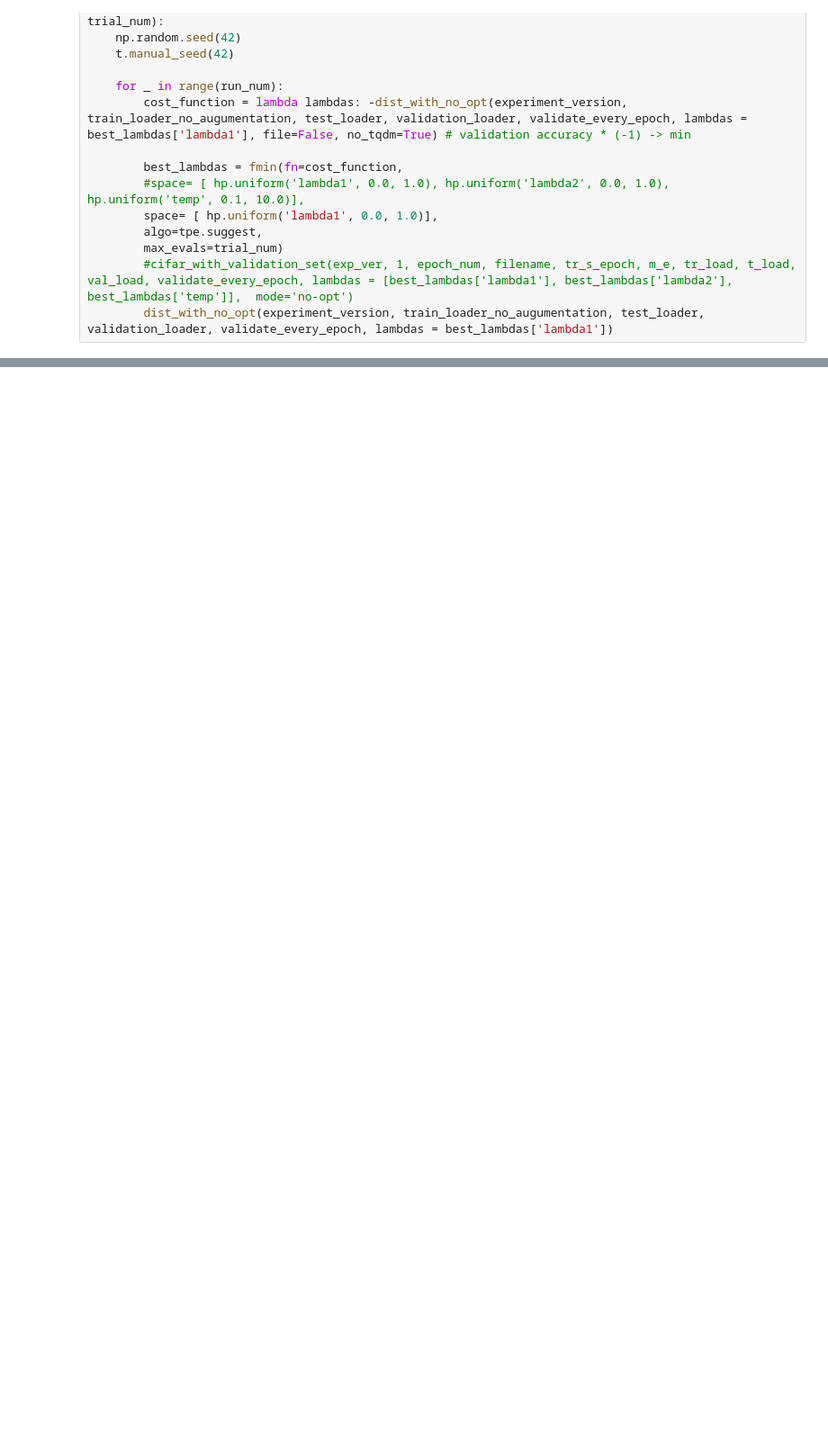
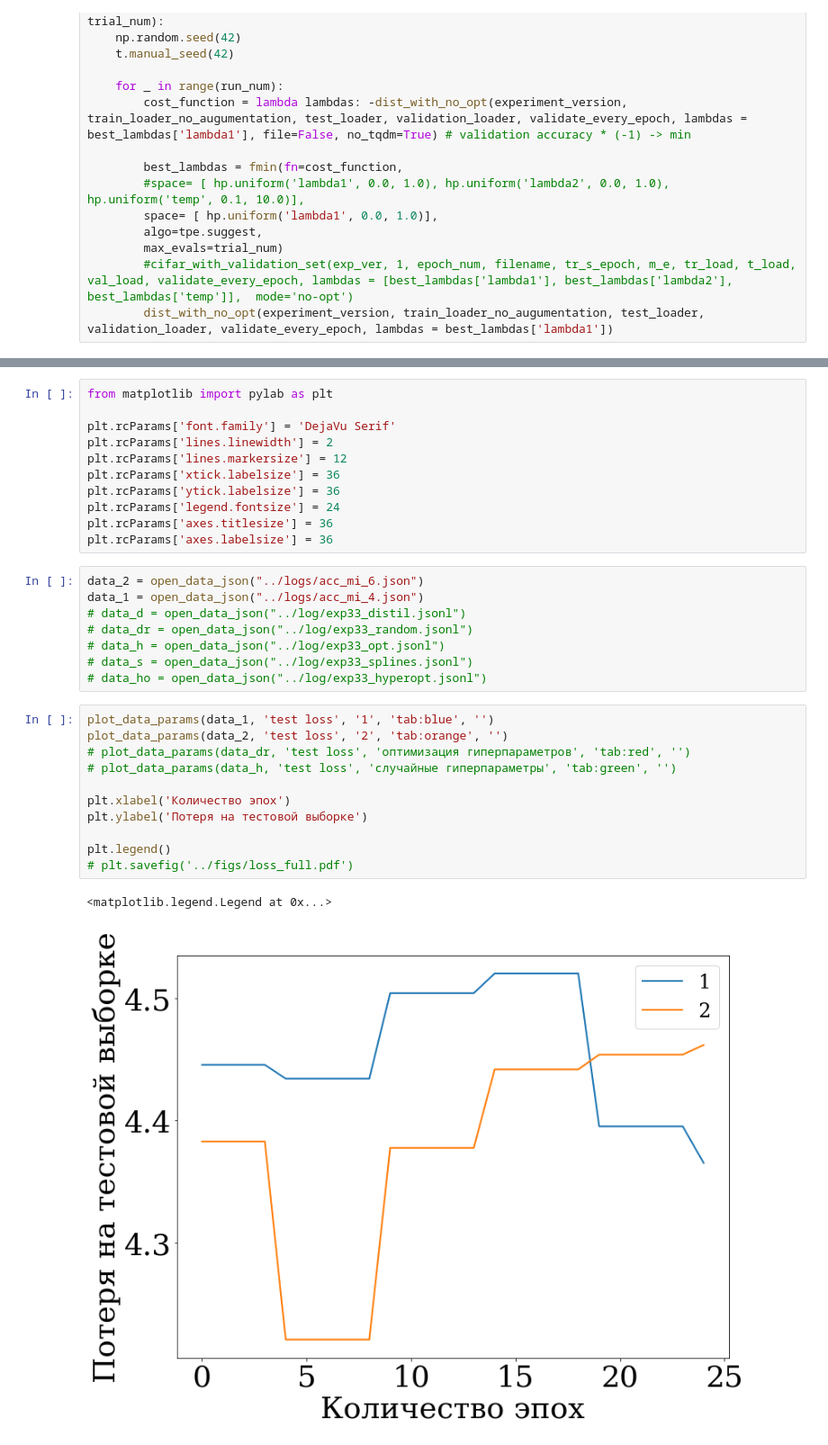
Before and after one commit to Intelligent-Systems-Phystech/HeteroLayerDistillation, a Jupyter notebook: notebooks/mutual_information_distillation_grad_oleg.ipynb, the cells around one changed output, grey strips where cells are left out. Shown at 90% size. Drawn from its saved outputs; the diff is of its cells as text; blank space fills up the shorter version.

Commit message:
add new experiment and plots

```diff
--- a/notebooks/mutual_information_distillation_grad_oleg.ipynb
+++ b/notebooks/mutual_information_distillation_grad_oleg.ipynb
@@ -356,0 +530,33 @@ def dist_hyperopt(experiment_version, run_num, tr_load, t_load, val_load, valida
+# %%
+from matplotlib import pylab as plt
+
+plt.rcParams['font.family'] = 'DejaVu Serif'
+plt.rcParams['lines.linewidth'] = 2
+plt.rcParams['lines.markersize'] = 12
+plt.rcParams['xtick.labelsize'] = 36
+plt.rcParams['ytick.labelsize'] = 36
+plt.rcParams['legend.fontsize'] = 24
+plt.rcParams['axes.titlesize'] = 36
+plt.rcParams['axes.labelsize'] = 36
+# %%
+data_2 = open_data_json("../logs/acc_mi_6.json")
+data_1 = open_data_json("../logs/acc_mi_4.json")
+# data_d = open_data_json("../log/exp33_distil.jsonl")
+# data_dr = open_data_json("../log/exp33_random.jsonl")
+# data_h = open_data_json("../log/exp33_opt.jsonl")
+# data_s = open_data_json("../log/exp33_splines.jsonl")
+# data_ho = open_data_json("../log/exp33_hyperopt.jsonl")
+# %%
+plot_data_params(data_1, 'test loss', '1', 'tab:blue', '')
+plot_data_params(data_2, 'test loss', '2', 'tab:orange', '')
+# plot_data_params(data_dr, 'test loss', 'оптимизация гиперпараметров', 'tab:red', '')
+# plot_data_params(data_h, 'test loss', 'случайные гиперпараметры', 'tab:green', '')
+
+plt.xlabel('Количество эпох')
+plt.ylabel('Потеря на тестовой выборке')
+
+plt.legend()
+# plt.savefig('../figs/loss_full.pdf')
+# %% [output]
+<matplotlib.legend.Legend at 0x...>
+[figure, added]
```
Also changed, not shown: parts of 9 cells of this notebook, 2 other files.
